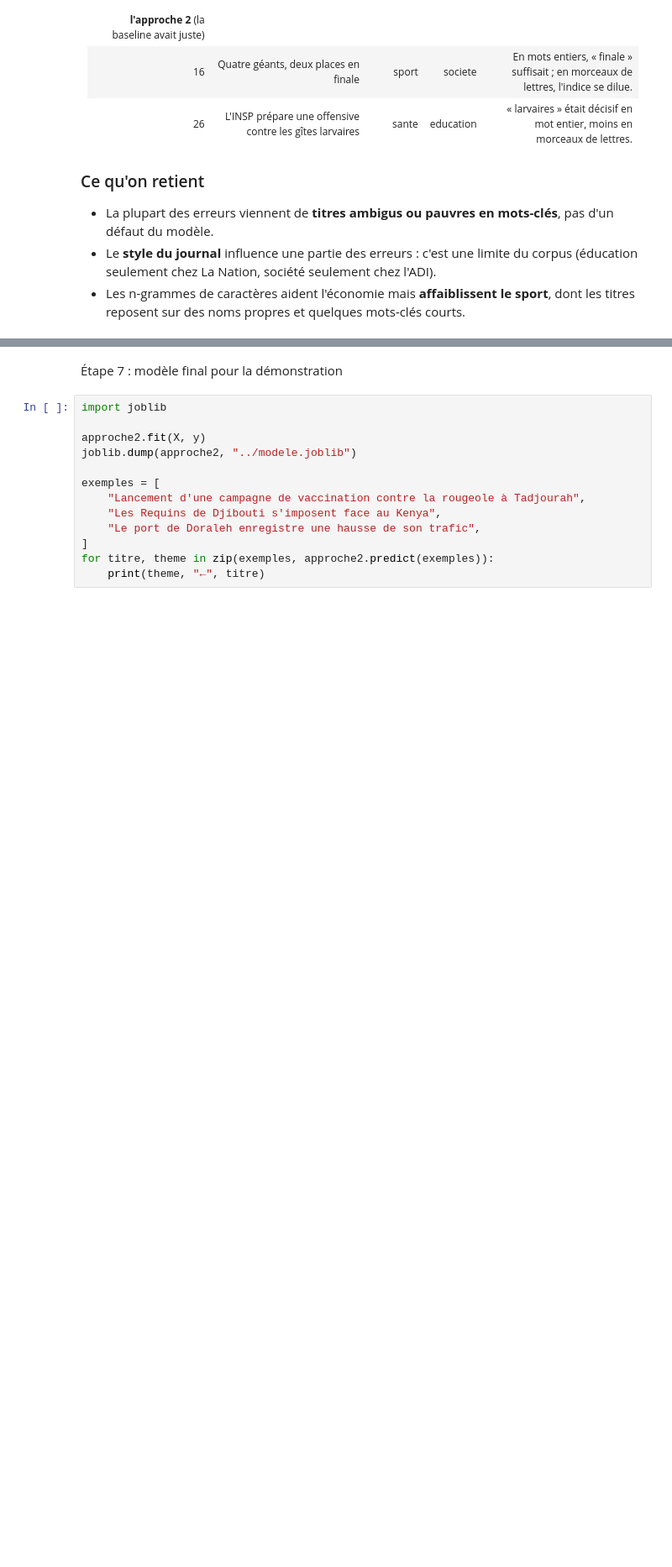
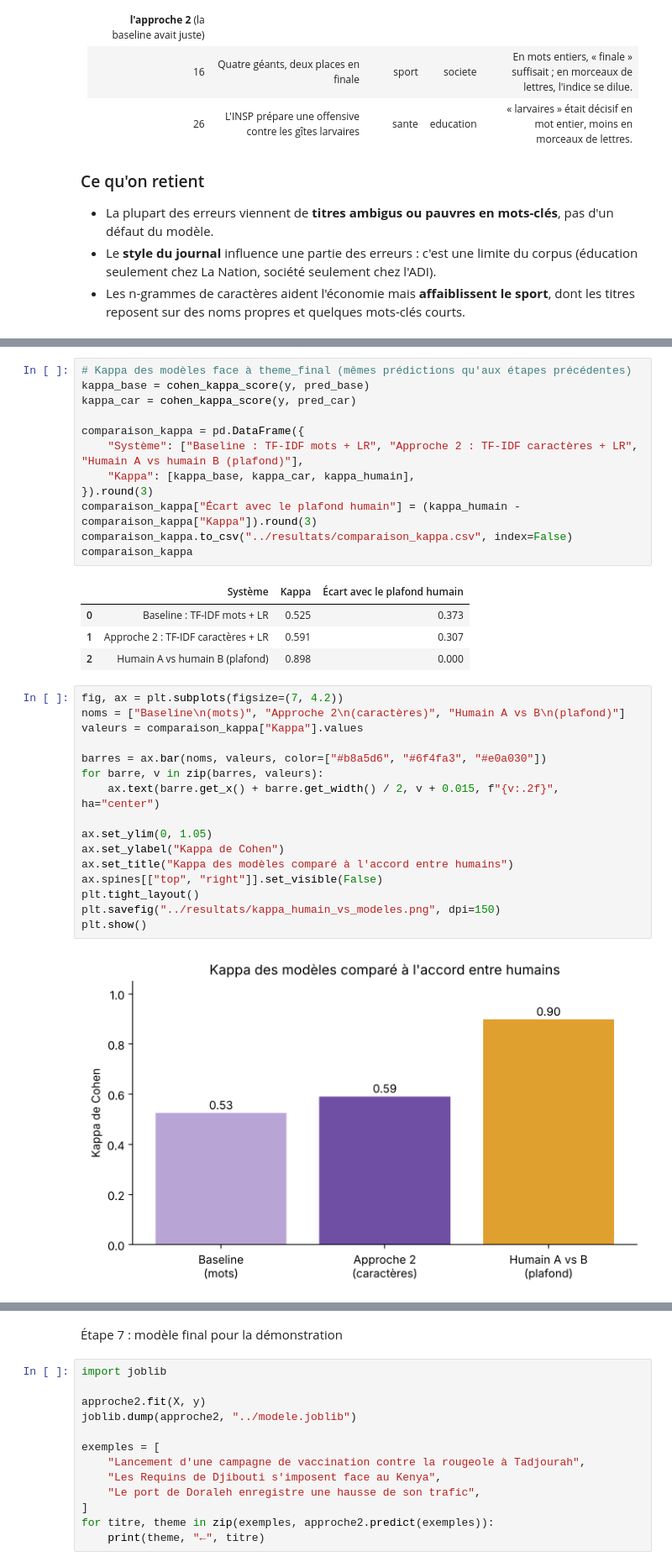
Before and after one commit to fatouu50/taln-classification-djibouti, a Jupyter notebook: notebooks/02_modeles.ipynb, the cells around one changed output, grey strips where cells are left out. Shown at 84% size. Cells and saved outputs as stored; diff of their text form; blank space fills up the shorter version.

Commit message:
Version finale : notebook, rapport et slides

```diff
--- a/notebooks/02_modeles.ipynb
+++ b/notebooks/02_modeles.ipynb
@@ -264,0 +291,35 @@ corpus[corpus["id"].isin(choisis)][["id", "titre", "source", "theme_final", "pre
+# %%
+# Kappa des modèles face à theme_final (mêmes prédictions qu'aux étapes précédentes)
+kappa_base = cohen_kappa_score(y, pred_base)
+kappa_car = cohen_kappa_score(y, pred_car)
+
+comparaison_kappa = pd.DataFrame({
+    "Système": ["Baseline : TF-IDF mots + LR", "Approche 2 : TF-IDF caractères + LR", "Humain A vs humain B (plafond)"],
+    "Kappa": [kappa_base, kappa_car, kappa_humain],
+}).round(3)
+comparaison_kappa["Écart avec le plafond humain"] = (kappa_humain - comparaison_kappa["Kappa"]).round(3)
+comparaison_kappa.to_csv("../resultats/comparaison_kappa.csv", index=False)
+comparaison_kappa
+# %% [output]
+|  | Système | Kappa | Écart avec le plafond humain |
+| 0 | Baseline : TF-IDF mots + LR | 0.525 | 0.373 |
+| 1 | Approche 2 : TF-IDF caractères + LR | 0.591 | 0.307 |
+| 2 | Humain A vs humain B (plafond) | 0.898 | 0.000 |
+# %%
+fig, ax = plt.subplots(figsize=(7, 4.2))
+noms = ["Baseline\n(mots)", "Approche 2\n(caractères)", "Humain A vs B\n(plafond)"]
+valeurs = comparaison_kappa["Kappa"].values
+
+barres = ax.bar(noms, valeurs, color=["#b8a5d6", "#6f4fa3", "#e0a030"])
+for barre, v in zip(barres, valeurs):
+    ax.text(barre.get_x() + barre.get_width() / 2, v + 0.015, f"{v:.2f}", ha="center")
+
+ax.set_ylim(0, 1.05)
+ax.set_ylabel("Kappa de Cohen")
+ax.set_title("Kappa des modèles comparé à l'accord entre humains")
+ax.spines[["top", "right"]].set_visible(False)
+plt.tight_layout()
+plt.savefig("../resultats/kappa_humain_vs_modeles.png", dpi=150)
+plt.show()
+# %% [output]
+[figure, added]
```
Also changed, not shown: parts of 5 cells of this notebook, 2 other files.
